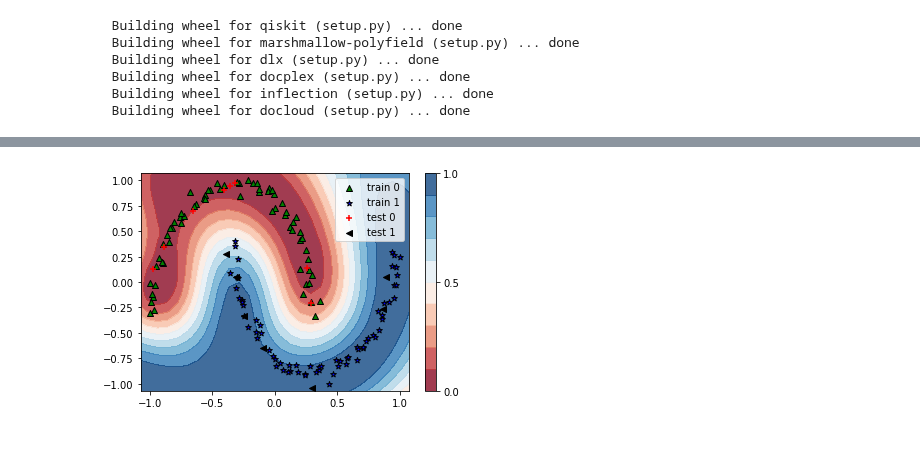
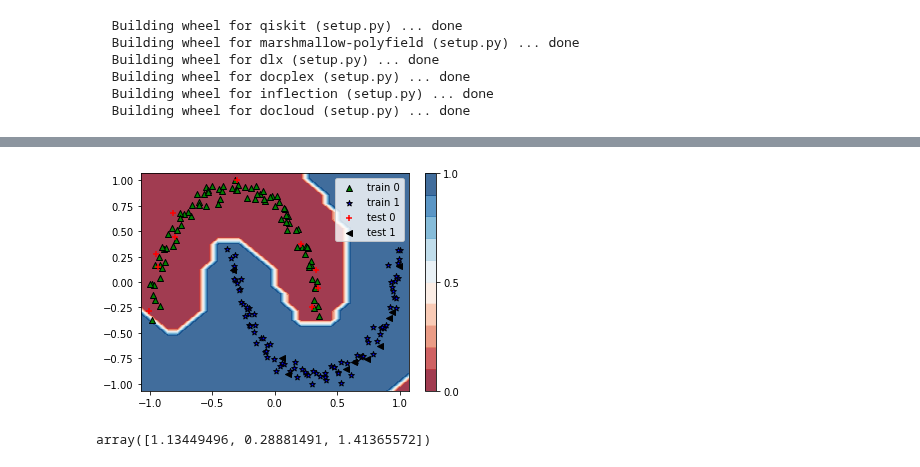
Before and after one commit to kareem1925/Ismailia-school-of-AI, a Jupyter notebook: quantum_gradients/universal_qubit_classifier_using_gradient_descent.ipynb, the cells around one changed output, grey strips where cells are left out. Cells and saved outputs as stored; diff of their text form; code cells hidden in the pictures.

```diff
--- a/quantum_gradients/universal_qubit_classifier_using_gradient_descent.ipynb
+++ b/quantum_gradients/universal_qubit_classifier_using_gradient_descent.ipynb
@@ -128,5 +130,5 @@ def cerate_data(n_qubits,layers,dataset_name,n_samples,test_size = 0.1,plot=True
 
   return (x_train,y_train),(x_test,y_test),state_labels,weights
 # %%
-(x_train,y_train),(x_test,y_test),State_labels,weights = cerate_data(1,6,'moons',150,test_size=0.1)
+(x_train,y_train),(x_test,y_test),State_labels,params = cerate_data(1,6,'moons',200,test_size=0.1)
 # %% [output]
@@ -152,22 +161,22 @@ def circuit(params,X,State_labels=State_labels):
 
 
     n_qubits = len(params)
-    layers = len(params[0][0])
+    layers = len(params[0])
     qc = QuantumCircuit(n_qubits)
 
     n_features = len(X)
 
-    for qubit in range(len(params)):
+    for layer in range(layers):
 
-        for id,layer in enumerate(params[qubit]):
+        for qubit in range(n_qubits):
 
             for index in range(0,n_features,3):
               qc.u3(X[index],X[index+1],X[index+2],qubit)
 
-            qc.u3(layer[0],layer[1],layer[2],qubit)
+            qc.u3(params[qubit][layer][0],params[qubit][layer][1],params[qubit][layer][2],qubit)
 
-            if n_qubits > 1 and (id < layers-1):
-                qc.cz(0,1)
+        if n_qubits > 1 and (layer < layers-1):
+          qc.cz(0,1)
 
     backend_sim = Aer.get_backend('statevector_simulator')
 
@@ -244,6 +253,13 @@ def optimize(params,X,y,lr,State_labels):
     return new_weights
 # %%
 def predict(params,X):
+
+    """
+    this function takes only the weights "params" and a single sample from the data
+
+    it returns a continous output ranging from 0 to 1. this requires rounding the output
+
+    """
 
     fid_1,fid_2 = circuit(params,X)
 
@@ -256,13 +272,16 @@ def predict(params,X):
 
       return fid_2
 # %%
-np.random.seed(100)
+np.random.seed(100) #to be reproducible
+#params = np.random.rand(1,6,3)
+weights = params
 loss = np.inf
-lr = 0.2
+lr = 0.22
 test_loss = []
-epochs = 400
+epochs = 500
 batch_size = 20
-for it in tqdm(range(epoch)):
+
+for it in range(epochs):
 
 
     # create random indices every iteration "stochastic gradient descent way not mini batch because of long time"
@@ -312,19 +333,23 @@ X_grid = [np.array([x, y]) for x, y in zip(xx.flatten(), yy.flatten())]
 X_grid = np.hstack((X_grid,np.zeros(len(X_grid)).reshape(-1,1)))
 predictions_grid = [predict(var, x) for x in X_grid]
 # %%
-Z = np.reshape(np.array(predictions_grid), xx.shape)
+Z = np.reshape(np.array(predictions_grid).round(), xx.shape)
 cm = plt.cm.RdBu
 cnt = plt.contourf(xx, yy, Z, levels=np.arange(0., 1.1, 0.1), cmap=cm, alpha=.8)
 plt.colorbar(cnt, ticks=[0, 0.5, 1])
 plt.scatter(x_train[:, 0][y_train==0], x_train[:, 1][y_train==0], c='g', marker='^', edgecolors='k',label='train 0')
 plt.scatter(x_train[:, 0][y_train==1], x_train[:, 1][y_train==1], c='b', marker='*', edgecolors='k',label='train 1')
 plt.scatter(x_test[:, 0][y_test==0], x_test[:, 1][y_test==0], c='r', marker='+', edgecolors='k',label='test 0')
 plt.scatter(x_test[:, 0][y_test==1], x_test[:, 1][y_test==1], c='black', marker='<', edgecolors='k',label='test 1')
 
 plt.ylim(-1.07, 1.07)
 plt.xlim(-1.07, 1.07)
 plt.legend()
 plt.savefig('decision_b.png',dpi=700)
 plt.show()
 # %% [output]
-[figure, old version]
+[figure, new version]
+# %%
+var[0][0]
+# %% [output]
+array([1.13449496, 0.28881491, 1.41365572])
```
Also changed, not shown: parts of 12 cells of this notebook.
